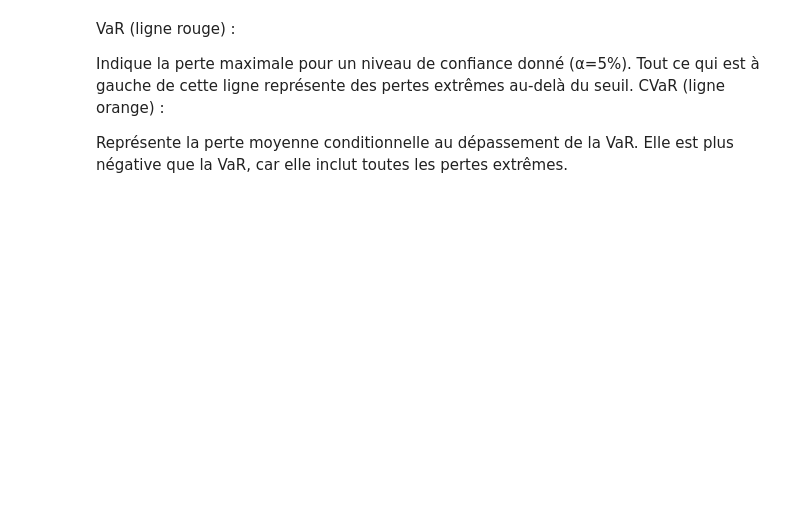
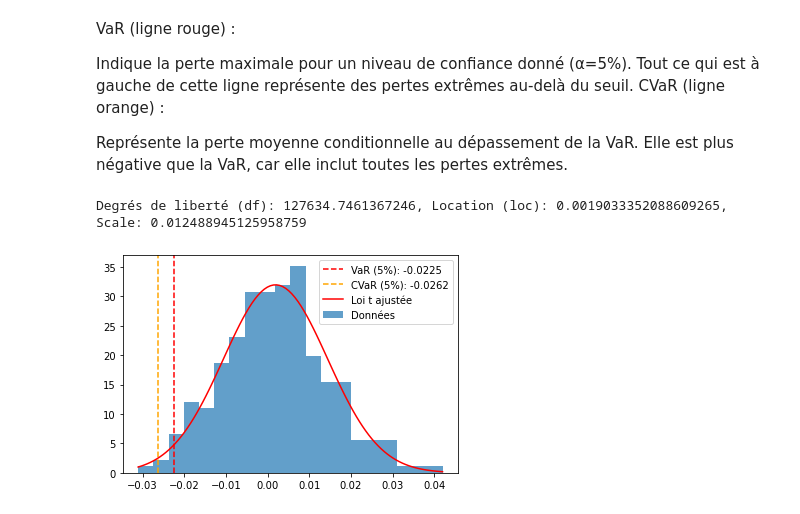
Before and after one commit to TariKS00/Portfolio-optimization, a Jupyter notebook: Asset.ipynb, the cells around one changed output. Cells and saved outputs as stored; diff of their text form; code cells hidden in the pictures; blank space fills up the shorter version.

```diff
--- a/Asset.ipynb
+++ b/Asset.ipynb
@@ -431,0 +409,21 @@ Elle est plus négative que la VaR, car elle inclut toutes les pertes extrêmes.
+# %%
+from scipy.stats import t,norm
+
+# Ajuster une loi t de Student sur les rendements
+data = portfolio_returns
+df, loc, scale = t.fit(data)  # Paramètres de la loi t
+print(f"Degrés de liberté (df): {df}, Location (loc): {loc}, Scale: {scale}")
+
+x = np.linspace(min(data), max(data), 100)
+pdf = t.pdf(x, df, loc, scale)
+plt.hist(data, bins=20, density=True, alpha=0.7, label="Données")
+# Ajouter une ligne verticale pour la VaR
+plt.axvline(VaRp, color='red', linestyle='--', label=f"VaR ({alpha*100:.0f}%): {VaRp:.4f}")
+# Ajouter une ligne verticale pour la CVaR
+plt.axvline(CVaRp, color='orange', linestyle='--', label=f"CVaR ({alpha*100:.0f}%): {CVaRp:.4f}")
+plt.plot(x, pdf, label="Loi t ajustée", color="red")
+plt.legend()
+plt.show()
+# %% [output]
+Degrés de liberté (df): 127634.7461367246, Location (loc): 0.0019033352088609265, Scale: 0.012488945125958759
+[figure, added]
```
Also changed, not shown: parts of 38 cells of this notebook.
